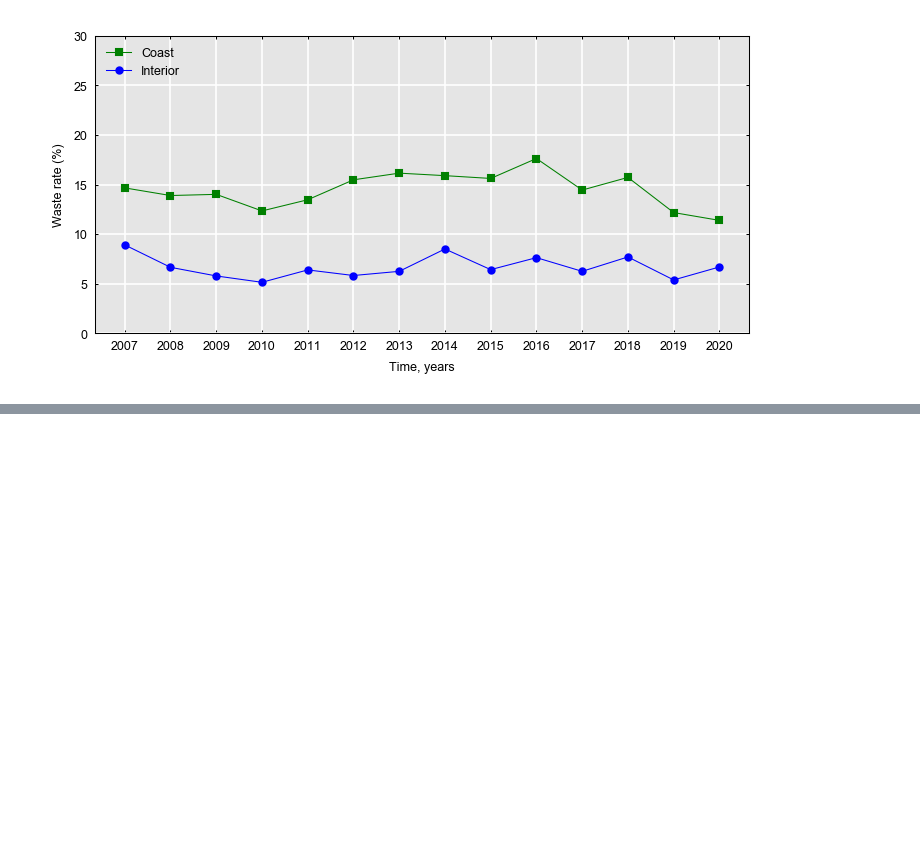
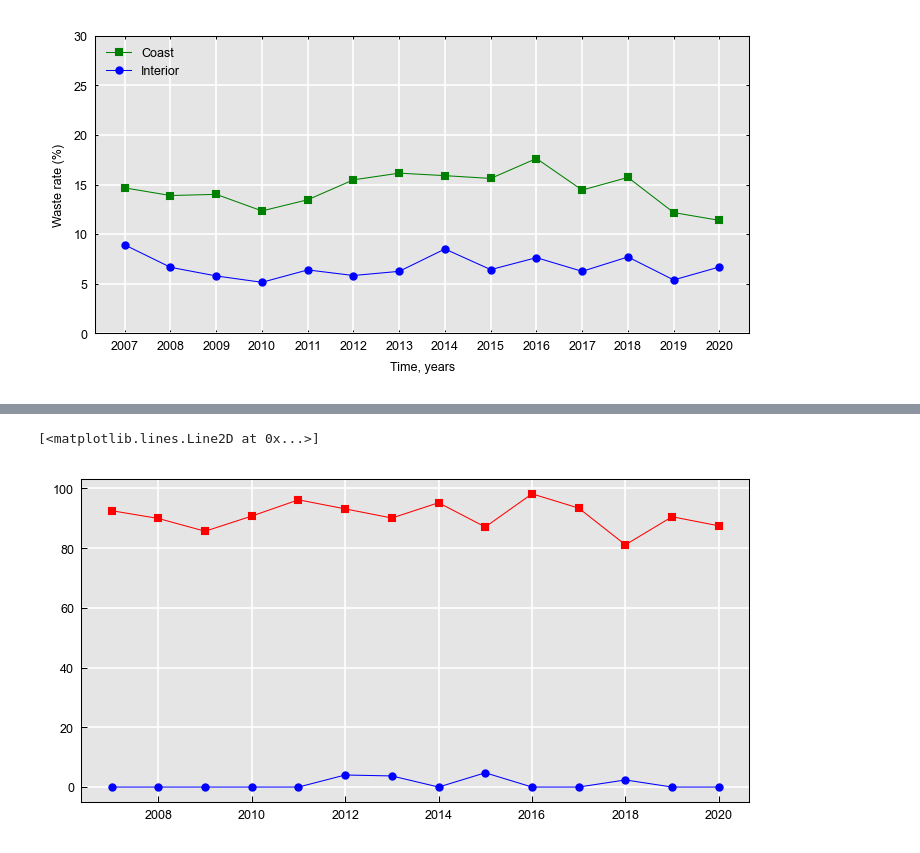
Before and after one commit to RobbieHember/fcexplore, a Jupyter notebook: waste/wastewood_bc_02_analysis.ipynb, the cells around one changed output, grey strips where cells are left out. Saved outputs shown, nothing was run; the diff lists cells and outputs as text; code cells hidden in the pictures; blank space fills up the shorter version.

```diff
--- a/waste/wastewood_bc_02_analysis.ipynb
+++ b/waste/wastewood_bc_02_analysis.ipynb
@@ -643,0 +721,7 @@ ax.yaxis.set_ticks_position('both'); ax.xaxis.set_ticks_position('both'); ax.tic
+# %%
+plt.close('all'); fig,ax=plt.subplots(1,figsize=gu.cm2inch(12,6)); ms=3; lw=0.5
+ax.plot(tv,dT['Waste Standing %'],'-bo',ms=ms,lw=lw,label='Coast')
+ax.plot(tv,dT['Waste Accumulation %'],'-rs',ms=ms,lw=lw,label='Coast')
+# %% [output]
+[<matplotlib.lines.Line2D at 0x...>]
+[figure, added]
```
Also changed, not shown: parts of 17 cells of this notebook, 6 other files.
